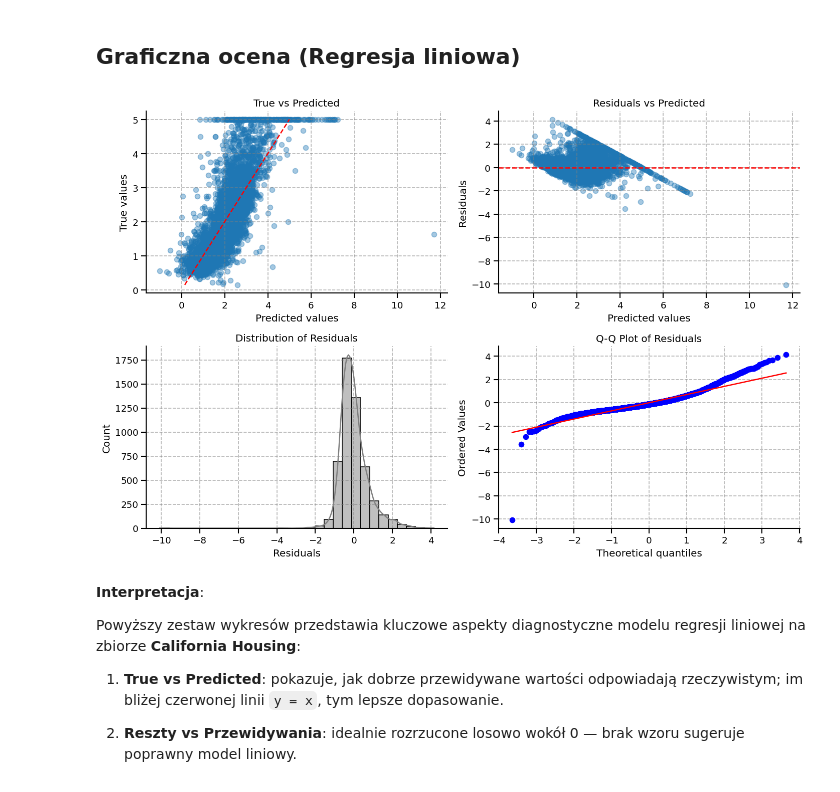
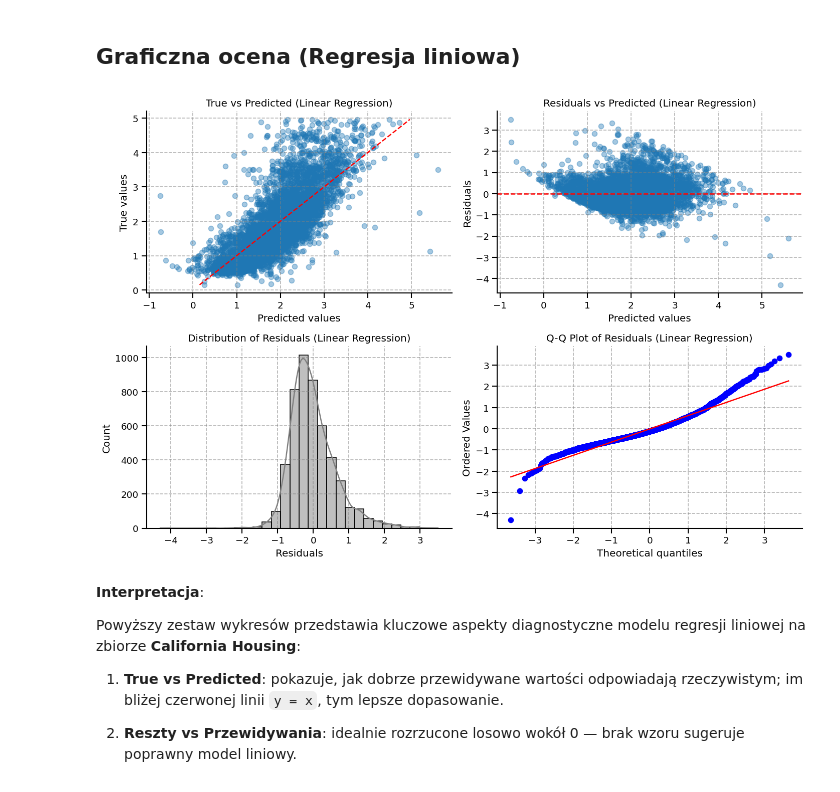
Before and after one commit to MattyMroz/ML, a Jupyter notebook: Lab8/02 Wykresy - regresja.ipynb, the cells around one changed output. Drawn from its saved outputs; the diff is of its cells as text; code cells hidden in the pictures.

```diff
--- a/Lab8/02 Wykresy - regresja.ipynb
+++ b/Lab8/02 Wykresy - regresja.ipynb
@@ -217,11 +263,11 @@ X_train, X_test, y_train, y_test = train_test_split(X, y, random_state=42)
 # %% [markdown]
 ## Regresja liniowa
 # %%
-# Model regresji
-model = LinearRegression()
-model.fit(X_train, y_train)
-y_pred = model.predict(X_test)
-residuals = y_test - y_pred
+# Model regresji liniowej
+model_lr = LinearRegression()
+model_lr.fit(X_train, y_train)
+y_pred_lr = model_lr.predict(X_test)
+residuals_lr = y_test - y_pred_lr
 # %% [markdown]
 ## Random forest regressor
 # %%
@@ -277,38 +323,38 @@ Model **Random Forest** **zdecydowanie przewyższa regresję liniową** we wszys
 # %%
 # Tworzenie zestawu wykresów
 fig, axes = plt.subplots(2, 2, figsize=(12, 8))
 
 # 1. y_true vs y_pred
-axes[0, 0].scatter(y_pred, y_test, alpha=0.4)
-axes[0, 0].plot([y.min(), y.max()], [y.min(), y.max()], 'r--')
+axes[0, 0].scatter(y_pred_lr, y_test, alpha=0.4)
+axes[0, 0].plot([y_test.min(), y_test.max()], [y_test.min(), y_test.max()], 'r--')
 axes[0, 0].set_xlabel("Predicted values")
 axes[0, 0].set_ylabel("True values")
-axes[0, 0].set_title("True vs Predicted")
+axes[0, 0].set_title("True vs Predicted (Linear Regression)")
 axes[0, 0].grid(True, linestyle="--", alpha=0.6)
 
 # 2. Reszt vs y_pred
-axes[0, 1].scatter(y_pred, residuals, alpha=0.4)
+axes[0, 1].scatter(y_pred_lr, residuals_lr, alpha=0.4)
 axes[0, 1].axhline(0, linestyle='--', color='red')
 axes[0, 1].set_xlabel("Predicted values")
 axes[0, 1].set_ylabel("Residuals")
-axes[0, 1].set_title("Residuals vs Predicted")
+axes[0, 1].set_title("Residuals vs Predicted (Linear Regression)")
 axes[0, 1].grid(True, linestyle="--", alpha=0.6)
 
 # 3. Histogram reszt
-sns.histplot(residuals, kde=True, ax=axes[1, 0], bins=30, color="gray")
-axes[1, 0].set_title("Distribution of Residuals")
+sns.histplot(residuals_lr, kde=True, ax=axes[1, 0], bins=30, color="gray")
+axes[1, 0].set_title("Distribution of Residuals (Linear Regression)")
 axes[1, 0].set_xlabel("Residuals")
 axes[1, 0].grid(True, linestyle="--", alpha=0.6)
 
 # 4. Q-Q plot
-stats.probplot(residuals, dist="norm", plot=axes[1, 1])
-axes[1, 1].set_title("Q-Q Plot of Residuals")
+stats.probplot(residuals_lr, dist="norm", plot=axes[1, 1])
+axes[1, 1].set_title("Q-Q Plot of Residuals (Linear Regression)")
 axes[1, 1].grid(True, linestyle="--", alpha=0.6)
 
 plt.tight_layout()
 plt.show()
 # %% [output]
-[figure, old version]
+[figure, new version]
 # %% [markdown]
 **Interpretacja**:
 
```
Also changed, not shown: parts of 19 cells of this notebook, 15 other files.
